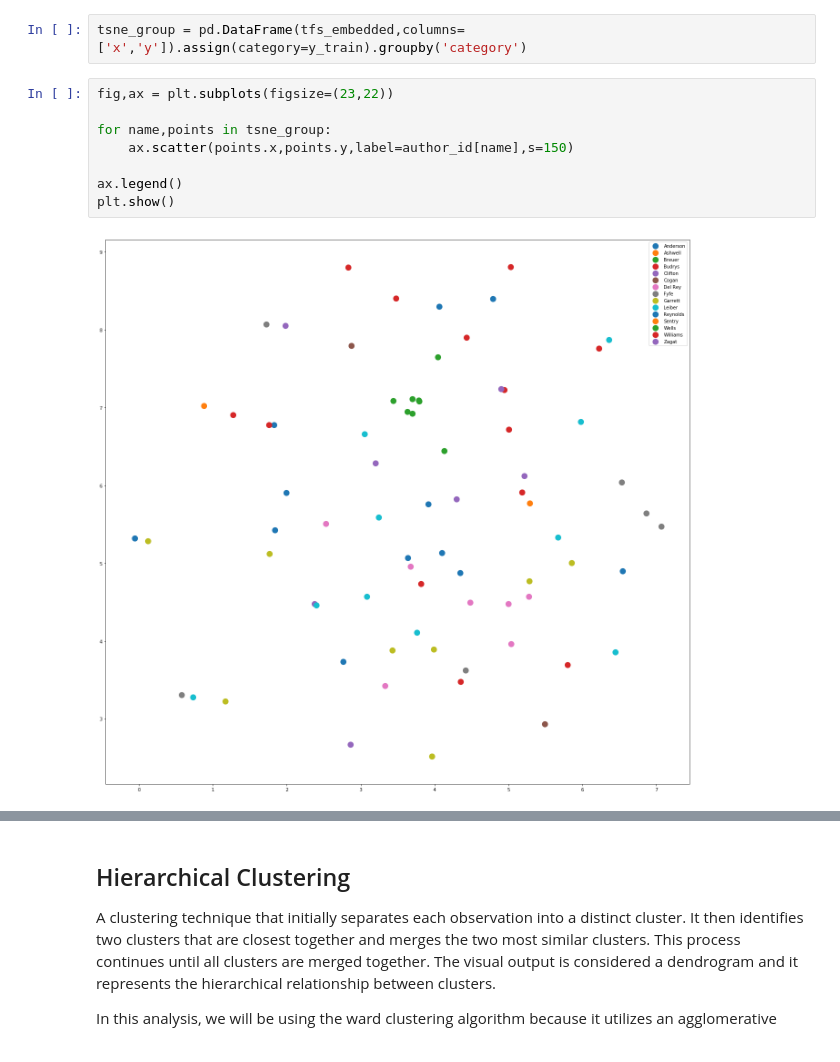
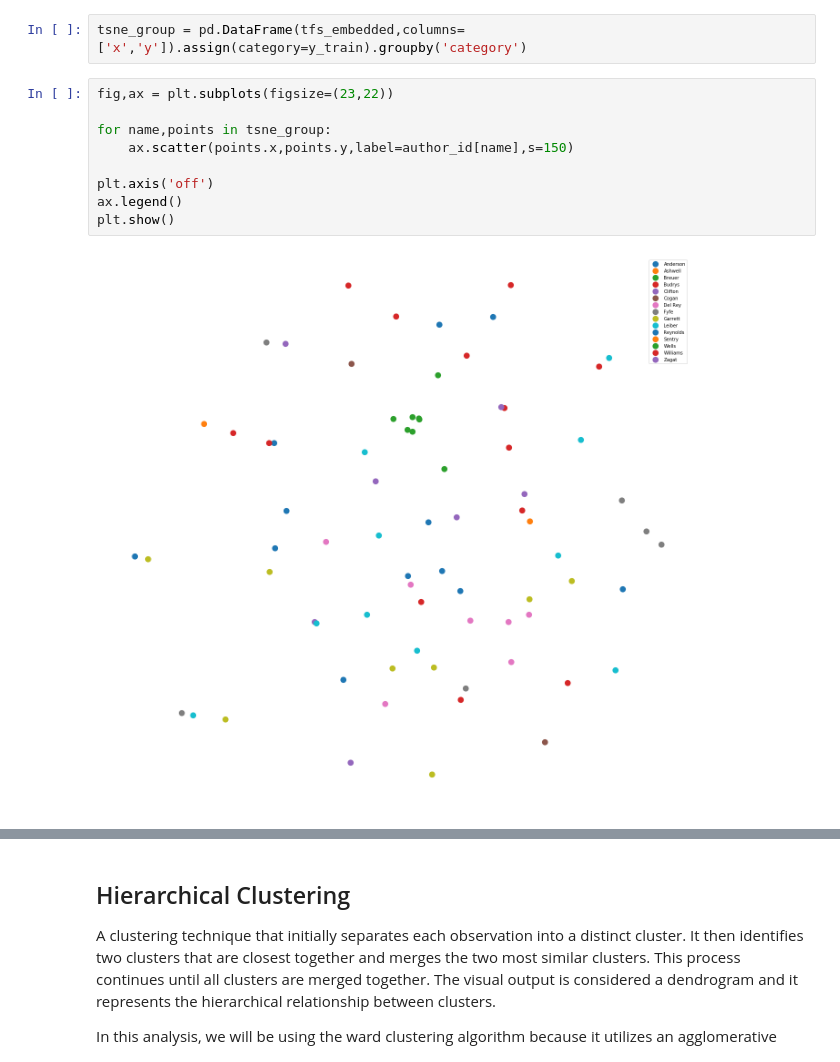
Before and after one commit to GlennSG/NLP-Clustering, a Jupyter notebook: Unsupervised Learning Capstone Final.ipynb, the cells around one changed output, grey strips where cells are left out. Saved outputs shown, nothing was run; the diff lists cells and outputs as text.

```diff
--- a/Unsupervised Learning Capstone Final.ipynb
+++ b/Unsupervised Learning Capstone Final.ipynb
@@ -430,10 +430,11 @@ tsne_group = pd.DataFrame(tfs_embedded,columns=['x','y']).assign(category=y_trai
 # %%
 fig,ax = plt.subplots(figsize=(23,22))
 
 for name,points in tsne_group:
     ax.scatter(points.x,points.y,label=author_id[name],s=150)
 
+plt.axis('off')
 ax.legend()
 plt.show()
 # %% [output]
-[figure, old version]
+[figure, new version]
```
Also changed, not shown: parts of 15 cells of this notebook.
